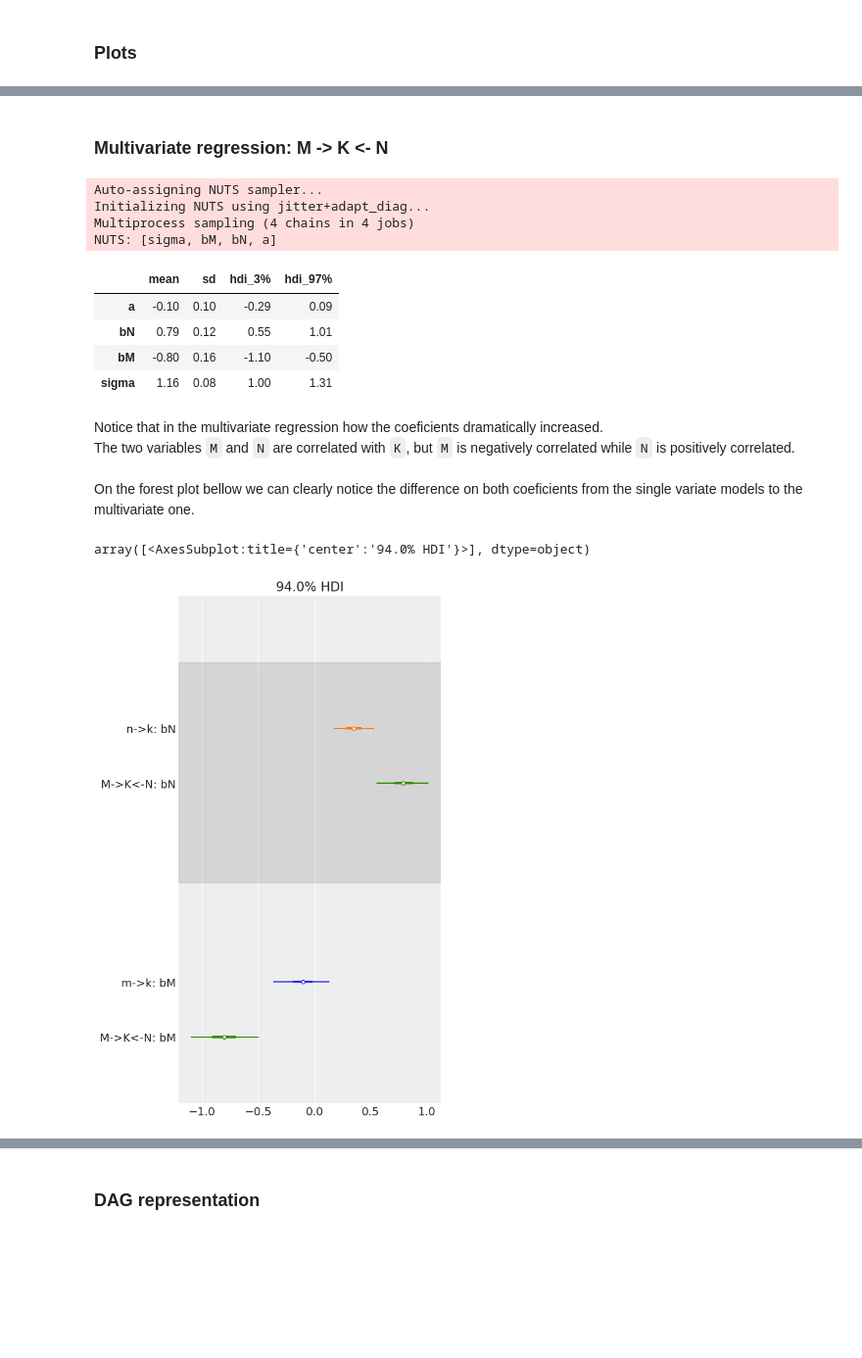
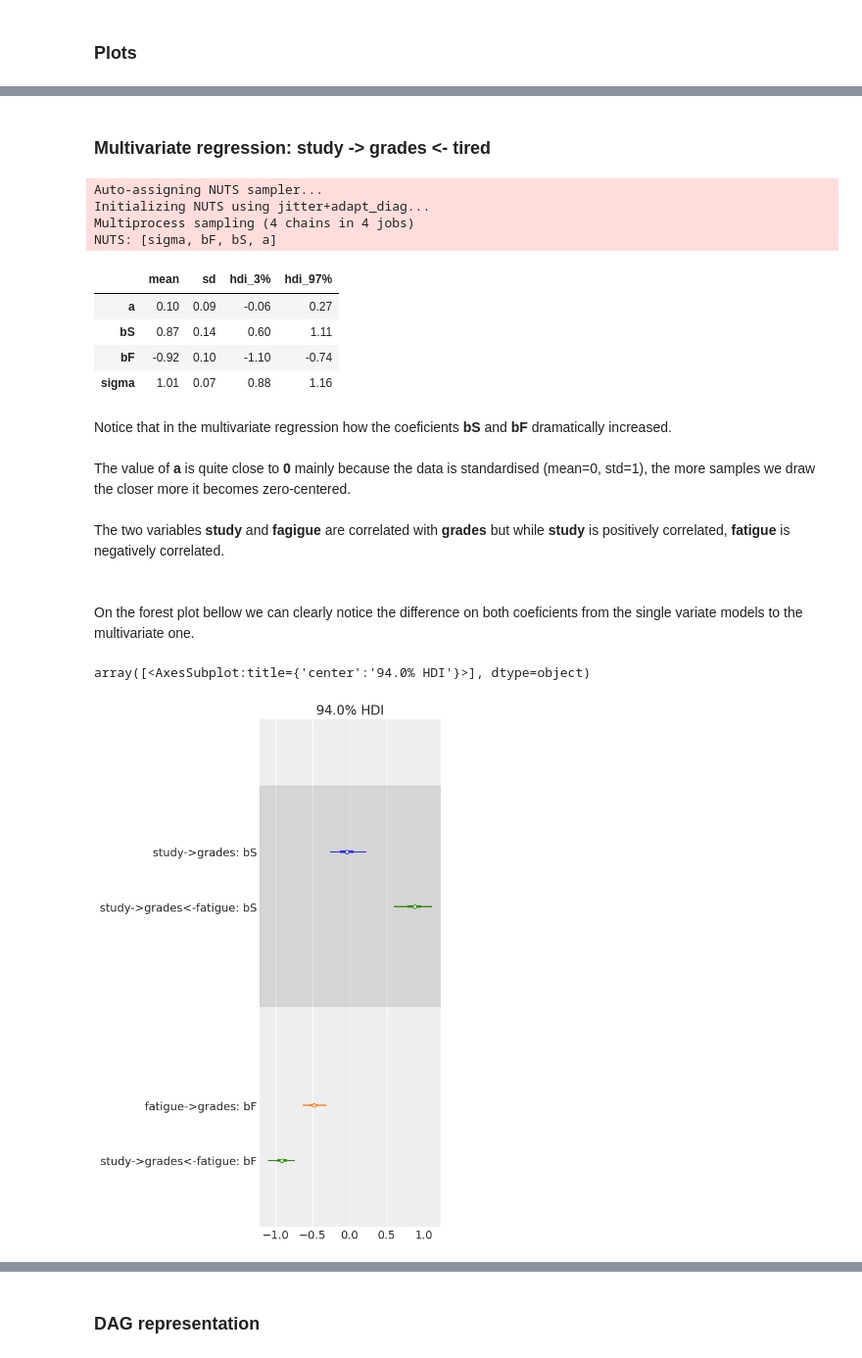
Before and after one commit to elisiojsj/Data-Science, a Jupyter notebook: Masking_relationship_simulation.ipynb, the cells around one changed output, grey strips where cells are left out. Shown at 98% size. Saved outputs shown, nothing was run; the diff lists cells and outputs as text; code cells hidden in the pictures; blank space fills up the shorter version.

Commit message:
changed the variables by an example case

```diff
--- a/Masking_relationship_simulation.ipynb
+++ b/Masking_relationship_simulation.ipynb
@@ -22,15 +26,16 @@ Bellow we simulate the following relationship:
 # %%
 SAMP_SIZE = 100
+np.random.seed(seed=56)
 
 # all standardised -> mean=0, std=1
-M = stats.norm.rvs(size=SAMP_SIZE)
-N = stats.norm.rvs(M)
-K = stats.norm.rvs(N-M)
+study = stats.norm.rvs(size=SAMP_SIZE)
+fatigue = stats.norm.rvs(study)
+grades = stats.norm.rvs(study-fatigue)
 
 # creating a pandas dataframe
-d = {'M': M,
-    'N': N,
-    'K': K}
+d = {'study': study,
+    'fatigue': fatigue,
+    'grades': grades}
 df = pd.DataFrame(data=d)
 df.head()
 # %% [output]
@@ -62,13 +67,13 @@ df.corr()
 # %%
 with pm.Model() as mk_model:
     a = pm.Normal('a', 0, 0.2)
-    bM = pm.Normal('bM', 0, 0.5)
+    bS = pm.Normal('bS', 0, 0.5)
     sigma = pm.Exponential('sigma', 1)
 
-    mu = pm.Deterministic('mu', a + bM*df['M'])
-    K = pm.Normal('K', mu=mu, sigma=sigma, observed=df['K'])
+    mu = pm.Deterministic('mu', a + bS*df['study'])
+    grades = pm.Normal('grades', mu=mu, sigma=sigma, observed=df['grades'])
 
-    mk_trace = pm.sample(tune=2000)
+    sg_trace = pm.sample(tune=2000)
 # %% [output]
 Auto-assigning NUTS sampler...
 Initializing NUTS using jitter+adapt_diag...
@@ -87,13 +92,13 @@ az.summary(mk_trace, varnames, round_to=2, kind="stats")
 # %%
 with pm.Model() as nk_model:
     a = pm.Normal('a', 0, 0.2)
-    bN = pm.Normal('bN', 0, 0.5)
+    bF = pm.Normal('bF', 0, 0.5)
     sigma = pm.Exponential('sigma', 1)
 
-    mu = pm.Deterministic('mu', a + bN*df['N'])
-    K = pm.Normal('K', mu=mu, sigma=sigma, observed=df['K'])
+    mu = pm.Deterministic('mu', a + bF*df['fatigue'])
+    grades = pm.Normal('grades', mu=mu, sigma=sigma, observed=df['grades'])
 
-    nk_trace = pm.sample(tune=2000)
+    fg_trace = pm.sample(tune=2000)
 # %% [output]
 Auto-assigning NUTS sampler...
 Initializing NUTS using jitter+adapt_diag...
@@ -137,43 +142,48 @@ As we can notice by summaries and the plots above `N` has a correlation coeficie
 # %% [markdown]
-### Multivariate regression:   M -> K <- N
+### Multivariate regression:   study -> grades <- tired
 # %%
 with pm.Model() as multi_model:
     a = pm.Normal('a', 0, 0.2)
-    bN = pm.Normal('bN', 0, 0.5)
-    bM = pm.Normal('bM', 0, 0.5)
+    bS = pm.Normal('bS', 0, 0.5)
+    bF = pm.Normal('bF', 0, 0.5)
     sigma = pm.Exponential('sigma', 1)
 
-    mu = pm.Deterministic('mu', a + bN*df.N + bM*df.M)
-    K = pm.Normal('K', mu=mu, sigma=sigma, observed=df['K'])
+    mu = pm.Deterministic('mu', a + bF*df.fatigue + bS*df.study)
+    grades = pm.Normal('grades', mu=mu, sigma=sigma, observed=df['grades'])
 
-    multi_trace = pm.sample(tune=2000)
+    sfg_trace = pm.sample(tune=2000)
 # %% [output]
 Auto-assigning NUTS sampler...
 Initializing NUTS using jitter+adapt_diag...
 Multiprocess sampling (4 chains in 4 jobs)
-NUTS: [sigma, bM, bN, a]
+NUTS: [sigma, bF, bS, a]
 # %%
 varnames = ['~mu']
-az.summary(multi_trace, varnames, round_to=2, kind="stats")
+az.summary(sfg_trace, varnames, round_to=2, kind="stats")
 # %% [output]
 |  | mean | sd | hdi_3% | hdi_97% |
-| a | -0.10 | 0.10 | -0.29 | 0.09 |
-| bN | 0.79 | 0.12 | 0.55 | 1.01 |
-| bM | -0.80 | 0.16 | -1.10 | -0.50 |
-| sigma | 1.16 | 0.08 | 1.00 | 1.31 |
+| a | 0.10 | 0.09 | -0.06 | 0.27 |
+| bS | 0.87 | 0.14 | 0.60 | 1.11 |
+| bF | -0.92 | 0.10 | -1.10 | -0.74 |
+| sigma | 1.01 | 0.07 | 0.88 | 1.16 |
 # %% [markdown]
-Notice that in the multivariate regression how the coeficients dramatically increased.
+Notice that in the multivariate regression how the coeficients **bS** and **bF** dramatically increased.
 <br>
-The two variables `M` and `N` are correlated with `K`, but `M` is negatively correlated while `N` is positively correlated.
+<br>
+The value of **a** is quite close to **0** mainly because the data is standardised (mean=0, std=1), the more samples we draw the closer more it becomes zero-centered.
+<br>
+<br>
+The two variables **study** and **fagigue** are correlated with **grades** but while **study** is positively correlated, **fatigue** is negatively correlated.
+<br>
 <br>
 On the forest plot bellow we can clearly notice the difference on both coeficients from the single variate models to the multivariate one.
 # %%
 az.style.use("arviz-darkgrid")
-az.plot_forest([mk_trace, nk_trace, multi_trace],
-              model_names=["m->k", "n->k", "M->K<-N"],
-              var_names=["bN", "bM"],
+az.plot_forest([sg_trace, fg_trace, sfg_trace],
+              model_names=["study->grades", "fatigue->grades", "study->grades<-fatigue"],
+              var_names=["bS", "bF"],
               combined=True)
 # %% [output]
 array([<AxesSubplot:title={'center':'94.0% HDI'}>], dtype=object)
-[figure, old version]
+[figure, new version]
 # %% [markdown]
```
Also changed, not shown: parts of 24 cells of this notebook, 1 other file.
